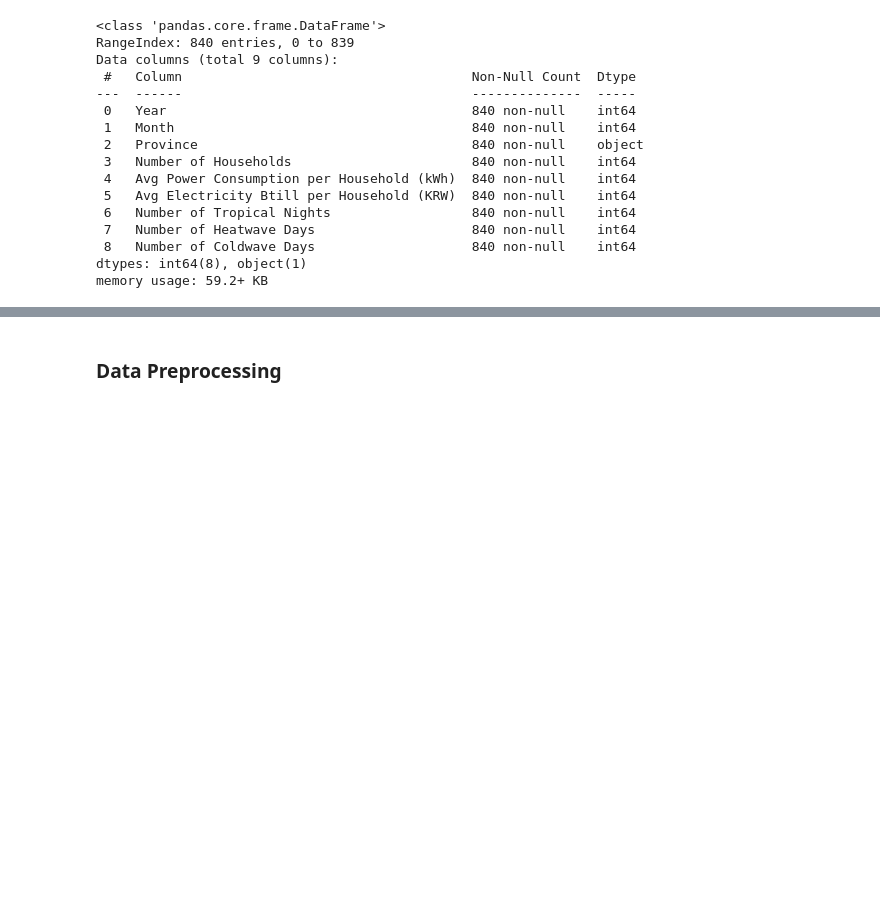
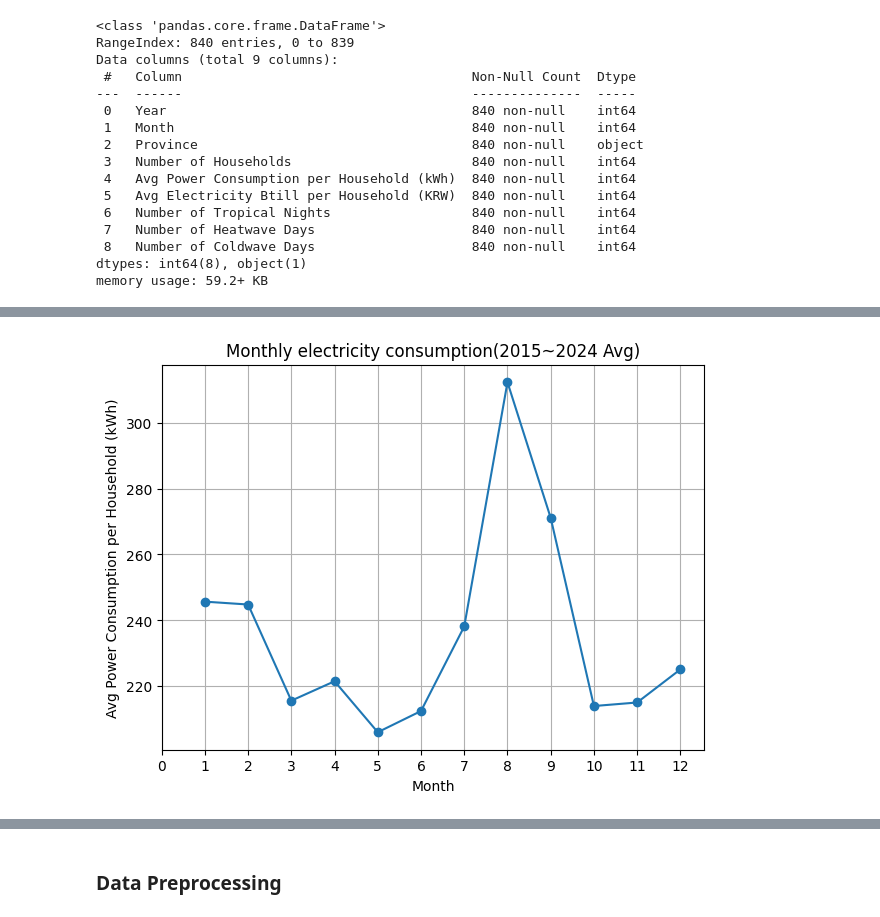
Before and after one commit to somnio-kimm/electricity_consumption_prediction, a Jupyter notebook: electricity_consumption_prediction.ipynb, the cells around one changed output, grey strips where cells are left out. Drawn from its saved outputs; the diff is of its cells as text; code cells hidden in the pictures; blank space fills up the shorter version.

```diff
--- a/electricity_consumption_prediction.ipynb
+++ b/electricity_consumption_prediction.ipynb
@@ -268,0 +381,15 @@ memory usage: 170.8+ KB
+# %%
+# Monthly Avg electricity consumption barplot
+
+ele_plt = df_merged.groupby('Month')['Avg Power Consumption per Household (kWh)'].mean()
+
+plt.figure(figsize=(7, 5))
+ele_plt.plot(kind='line', marker='o')
+plt.title("Monthly electricity consumption(2015~2024 Avg)")
+plt.xlabel("Month")
+plt.ylabel("Avg Power Consumption per Household (kWh)")
+plt.xticks(np.arange(0,13,1),rotation=0)
+plt.grid()
+plt.show()
+# %% [output]
+[figure, added]
```
Also changed, not shown: parts of 29 cells of this notebook, 10 other files.
